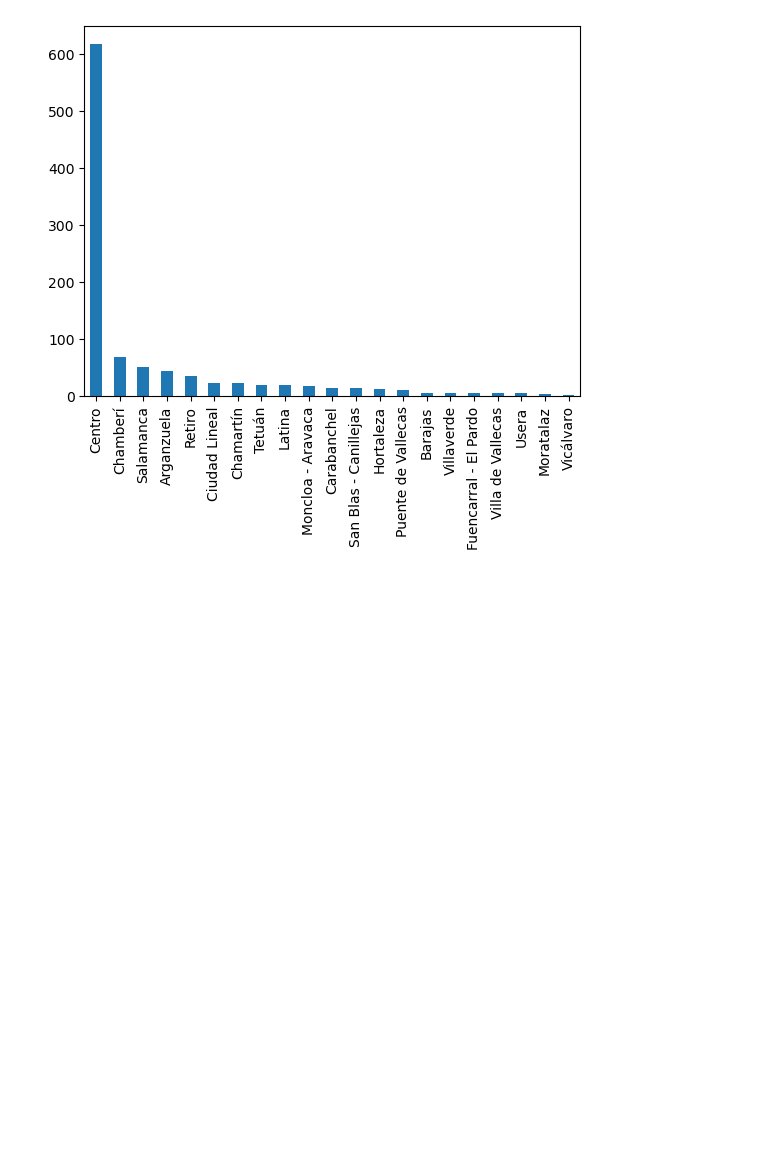
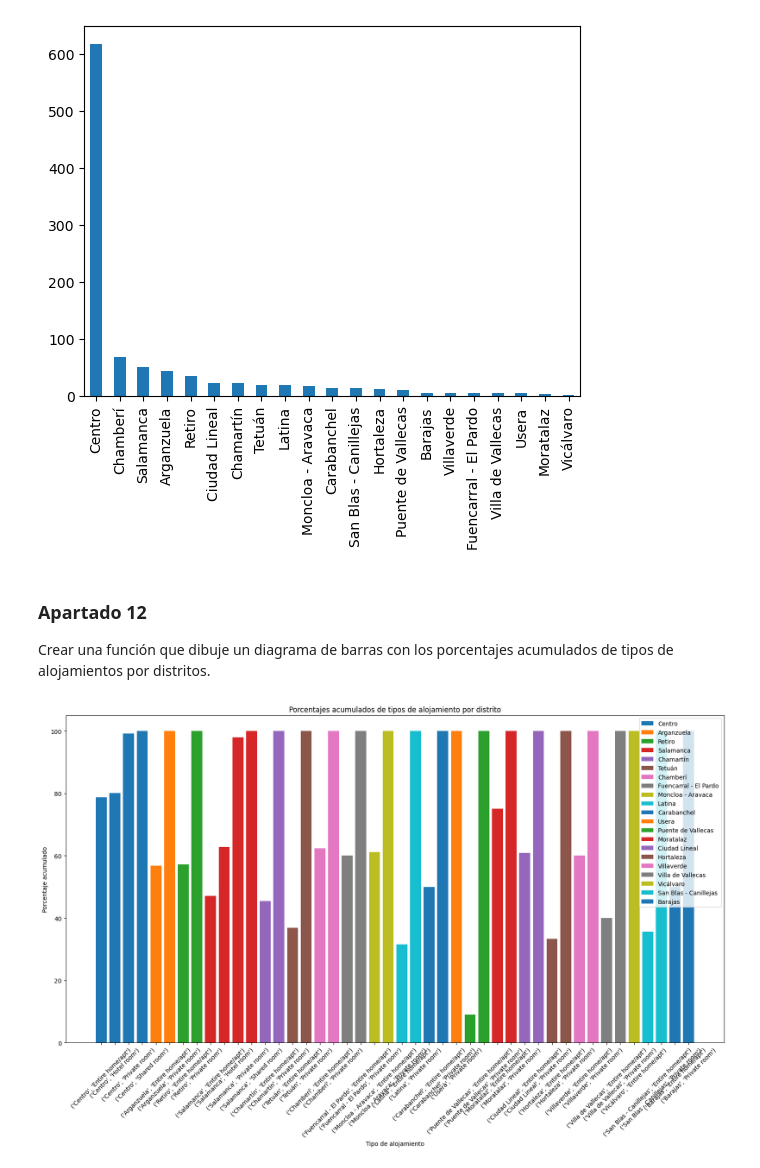
Before and after one commit to Asierjunquera1/aaa, a Jupyter notebook: con_pandas.ipynb, the cells around one changed output. Drawn from its saved outputs; the diff is of its cells as text; code cells hidden in the pictures; blank space fills up the shorter version.

Commit message:
Apartado 12

```diff
--- a/con_pandas.ipynb
+++ b/con_pandas.ipynb
@@ -139,3 +123,31 @@ def diagrama_barras(df_alojamientos, lista_distritos):
 diagrama_barras(df_alojamientos, ['Centro', 'Arganzuela', 'Retiro', 'Salamanca', 'Chamartín', 'Tetuán', 'Chamberí', 'Fuencarral - El Pardo', 'Moncloa - Aravaca', 'Latina', 'Carabanchel', 'Usera', 'Puente de Vallecas', 'Moratalaz', 'Ciudad Lineal', 'Hortaleza', 'Villaverde', 'Villa de Vallecas', 'Vicálvaro', 'San Blas - Canillejas', 'Barajas'])
 # %% [output]
 [figure]
+# %% [markdown]
+### Apartado 12
+Crear una función que dibuje un diagrama de barras con los porcentajes acumulados de tipos de alojamientos por distritos.
+# %%
+def diagrama_barras_porcentaje(df_alojamientos, lista_distritos):
+    df_distritos = df_alojamientos[df_alojamientos["distrito"].isin(lista_distritos)]
+
+    alojamientos_por_distrito = df_distritos.groupby("distrito")["tipos de alojamiento"].count()
+
+    porcentajes = df_distritos.groupby(["distrito", "tipos de alojamiento"]).size().groupby(level=0).apply(lambda x: 100 * x / float(x.sum())).groupby(level=0).cumsum()
+
+    fig, ax = plt.subplots(figsize=(20, 10))
+    for distrito in lista_distritos:
+        alojamientos_distrito = alojamientos_por_distrito[distrito]
+        porcentajes_distrito = porcentajes[distrito]
+        etiquetas = [str(tipo) for tipo in porcentajes_distrito.index]
+        ax.bar(etiquetas, porcentajes_distrito, label=distrito)
+
+    ax.legend()
+    plt.xlabel("Tipo de alojamiento")
+    plt.ylabel("Porcentaje acumulado")
+    plt.title("Porcentajes acumulados de tipos de alojamiento por distrito")
+    plt.xticks(rotation=45)
+    plt.show()
+
+diagrama_barras_porcentaje(df_alojamientos, ['Centro', 'Arganzuela', 'Retiro', 'Salamanca', 'Chamartín', 'Tetuán', 'Chamberí', 'Fuencarral - El Pardo', 'Moncloa - Aravaca', 'Latina', 'Carabanchel', 'Usera', 'Puente de Vallecas', 'Moratalaz', 'Ciudad Lineal', 'Hortaleza', 'Villaverde', 'Villa de Vallecas', 'Vicálvaro', 'San Blas - Canillejas', 'Barajas'])
+# %% [output]
+[figure, added]
```
Also changed, not shown: parts of 1 cell of this notebook.
